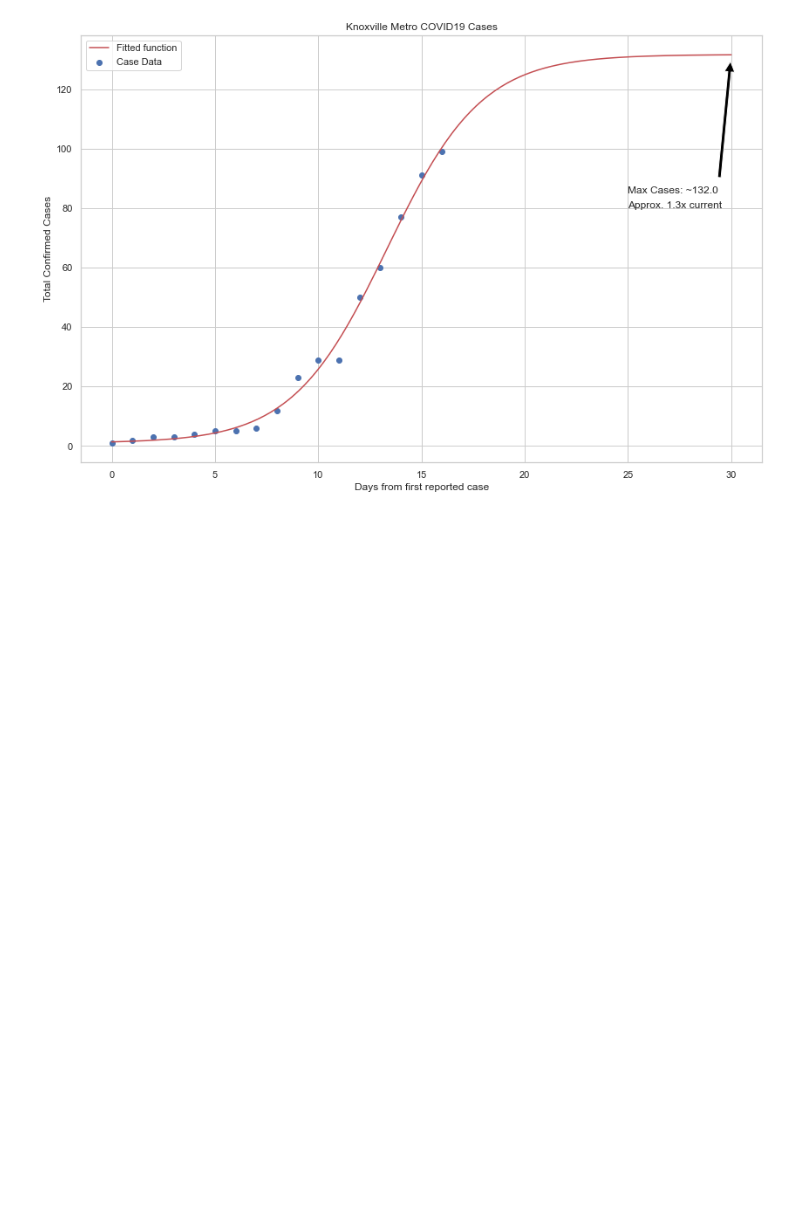
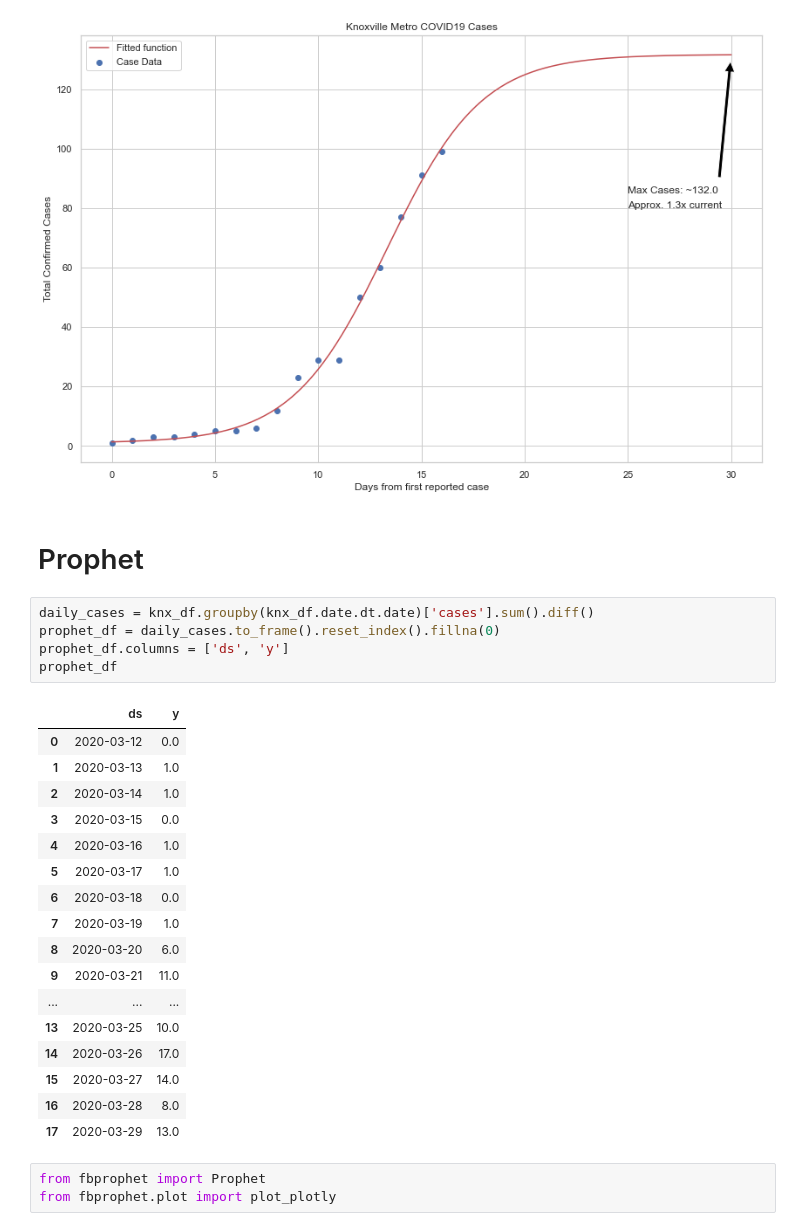
Before and after one commit to kcavagnolo/knx-covid, a Jupyter notebook: analysis/knx_metro_covid.ipynb, the cells around one changed output. Saved outputs shown, nothing was run; the diff lists cells and outputs as text; blank space fills up the shorter version.

```diff
--- a/analysis/knx_metro_covid.ipynb
+++ b/analysis/knx_metro_covid.ipynb
@@ -159,3 +164,31 @@ ax.text(25, 80, "Approx. {}x current".format(round(ratio, 1)))
 plt.savefig('metro-all-fit.png')
 # %% [output]
 [figure]
+# %% [markdown]
+# Prophet
+# %%
+daily_cases = knx_df.groupby(knx_df.date.dt.date)['cases'].sum().diff()
+prophet_df = daily_cases.to_frame().reset_index().fillna(0)
+prophet_df.columns = ['ds', 'y']
+prophet_df
+# %% [output]
+|  | ds | y |
+| 0 | 2020-03-12 | 0.0 |
+| 1 | 2020-03-13 | 1.0 |
+| 2 | 2020-03-14 | 1.0 |
+| 3 | 2020-03-15 | 0.0 |
+| 4 | 2020-03-16 | 1.0 |
+| 5 | 2020-03-17 | 1.0 |
+| 6 | 2020-03-18 | 0.0 |
+| 7 | 2020-03-19 | 1.0 |
+| 8 | 2020-03-20 | 6.0 |
+| 9 | 2020-03-21 | 11.0 |
+| ... | ... | ... |
+| 13 | 2020-03-25 | 10.0 |
+| 14 | 2020-03-26 | 17.0 |
+| 15 | 2020-03-27 | 14.0 |
+| 16 | 2020-03-28 | 8.0 |
+| 17 | 2020-03-29 | 13.0 |
+# %%
+from fbprophet import Prophet
+from fbprophet.plot import plot_plotly
```
Also changed, not shown: parts of 6 cells of this notebook, 5 other files.
